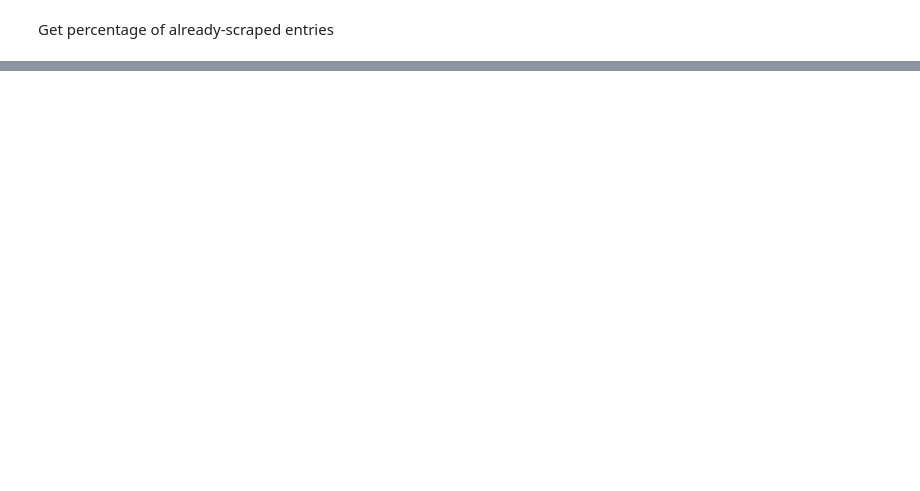
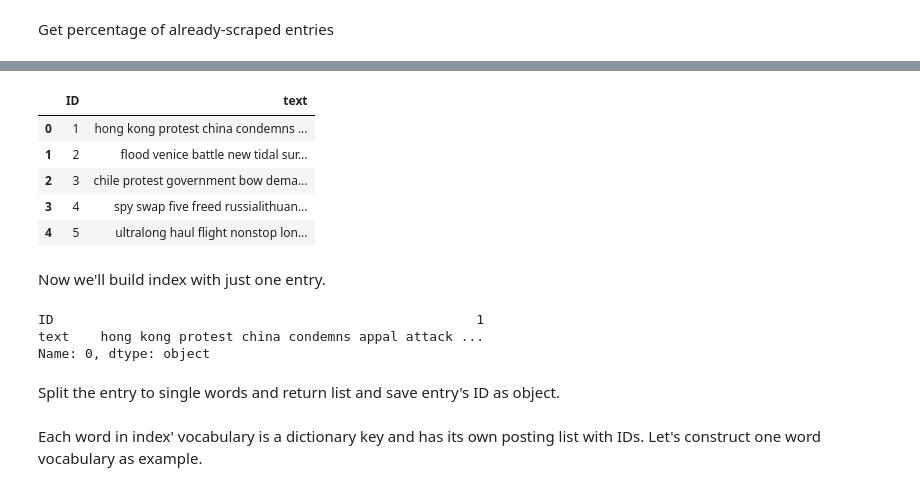
Before and after one commit to dominikklepl/News-search-engine, a Jupyter notebook: Code_explanation.ipynb, the cells around one changed output, grey strips where cells are left out. Drawn from its saved outputs; the diff is of its cells as text; code cells hidden in the pictures; blank space fills up the shorter version.

```diff
--- a/Code_explanation.ipynb
+++ b/Code_explanation.ipynb
@@ -108,0 +261,25 @@ print("{} % of entries were already scraped." .format((old_news/feed_len)*100))
+# %%
+meta_processed['text'] = meta_processed['title'] + " " + meta_processed['summary']
+drop_cols = ['title', 'summary', 'published', 'link']
+meta_processed = meta_processed.drop(drop_cols, axis=1)
+# %%
+meta_processed.head(5)
+# %% [output]
+|  | ID | text |
+| 0 | 1 | hong kong protest china condemns ... |
+| 1 | 2 | flood venice battle new tidal sur... |
+| 2 | 3 | chile protest government bow dema... |
+| 3 | 4 | spy swap five freed russialithuan... |
+| 4 | 5 | ultralong haul flight nonstop lon... |
+# %% [markdown]
+Now we'll build index with just one entry.
+# %%
+entry = meta_processed.loc[0,:].copy()
+print(entry)
+index_test = {}
+# %% [output]
+ID                                                      1
+text    hong kong protest china condemns appal attack ...
+Name: 0, dtype: object
+# %% [markdown]
+Split the entry to single words and return list and save entry's ID as object.
@@ -108,0 +289,2 @@ print("{} % of entries were already scraped." .format((old_news/feed_len)*100))
+# %% [markdown]
+Each word in index' vocabulary is a dictionary key and has its own posting list with IDs. Let's construct one word vocabulary as example.
```
Also changed, not shown: parts of 48 cells of this notebook.
